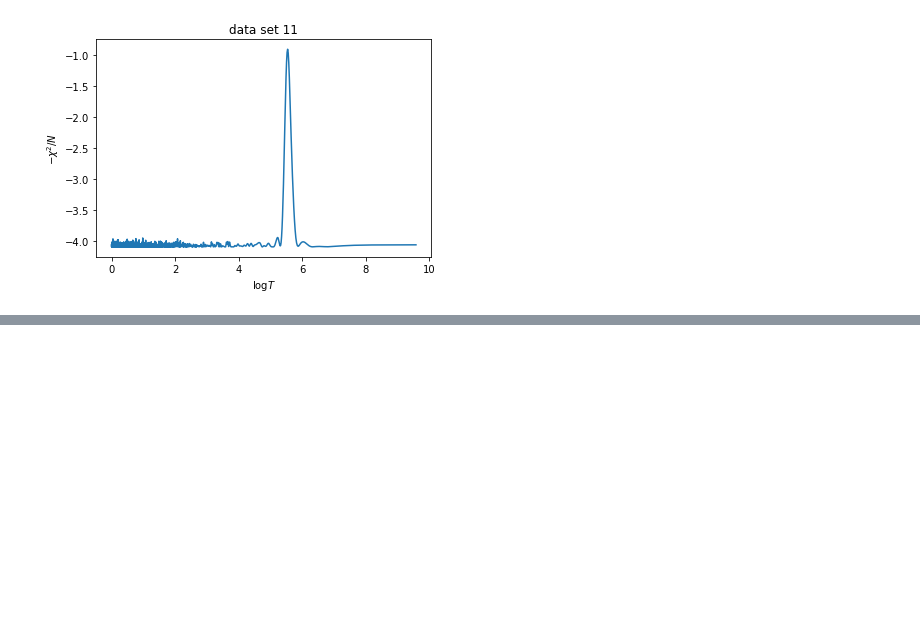
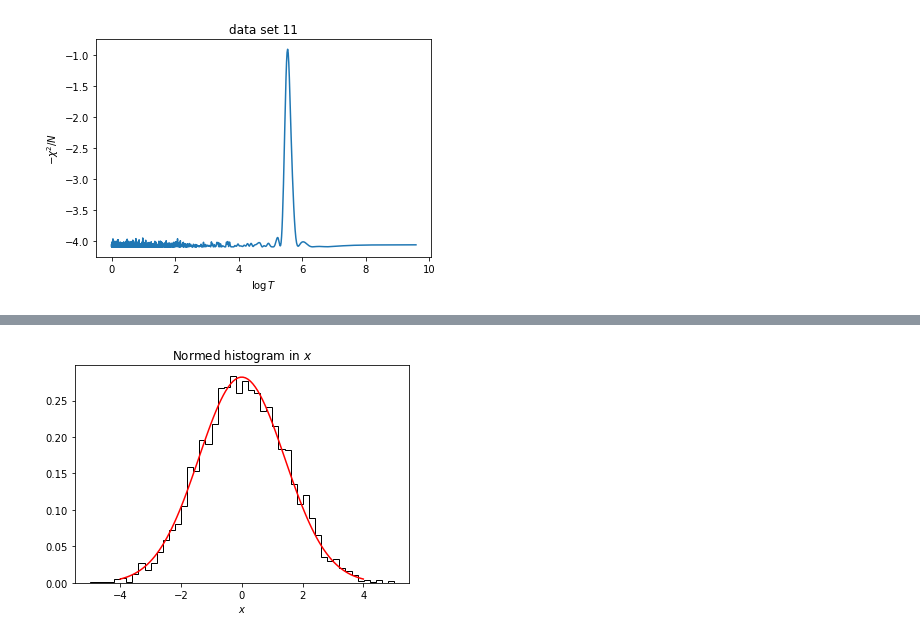
Before and after one commit to krlodeleon/datascience_fall2022, a Jupyter notebook: prob_set_3/ps3.ipynb, the cells around one changed output, grey strips where cells are left out. Drawn from its saved outputs; the diff is of its cells as text; code cells hidden in the pictures; blank space fills up the shorter version.

```diff
--- a/prob_set_3/ps3.ipynb
+++ b/prob_set_3/ps3.ipynb
@@ -235,0 +290,8 @@ parabola_pars[2]**(-1/2)
+# %%
+plt.hist(points2[:,0],density=True,bins=50,histtype='step',color='black')
+plt.plot(np.linspace(-4,4,100),gaussian1D(np.linspace(-4,4,100),0,2),color='red')
+plt.title('Normed histogram in $x$')
+plt.xlabel('$x$')
+plt.show()
+# %% [output]
+[figure, added]
```
Also changed, not shown: parts of 28 cells of this notebook.
